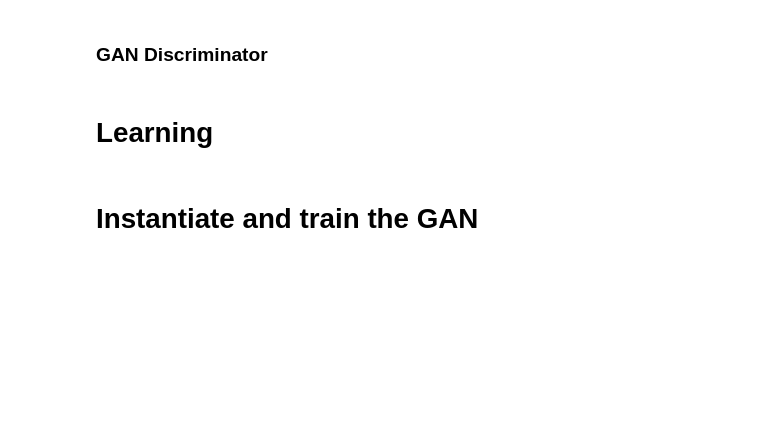
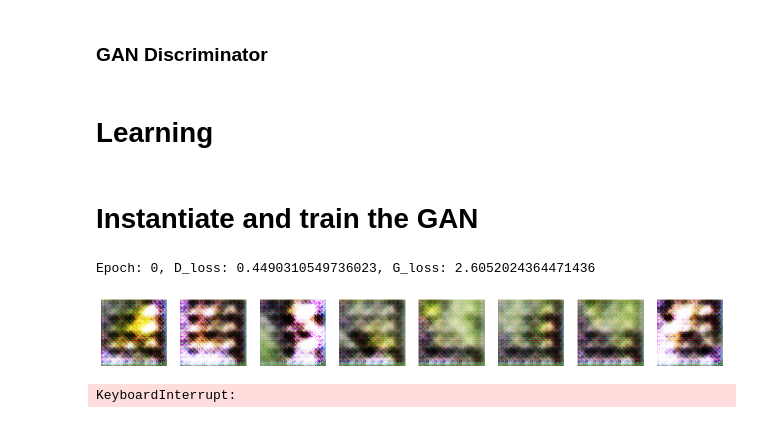
Before and after one commit to lursz/DeepNeuralNetworks, a Jupyter notebook: 8_GAN/8_Ex_GAN.ipynb, the cells around one changed output. Drawn from its saved outputs; the diff is of its cells as text; code cells hidden in the pictures; blank space fills up the shorter version.

```diff
--- a/8_GAN/8_Ex_GAN.ipynb
+++ b/8_GAN/8_Ex_GAN.ipynb
@@ -141,9 +159,9 @@ class Generator(nn.Module):
 class Discriminator(nn.Module):
     def __init__(self) -> None:
         super().__init__()
-        self.downsampleBlock1 = DownsampleBlock(in_channels=3, filters=64, size=4, strides=2)
-        self.downsampleBlock2 = DownsampleBlock(in_channels=64, filters=128, size=4, strides=2)
-        self.downsampleBlock3 = DownsampleBlock(in_channels=128, filters=256, size=4, strides=2)
+        self.downsampleBlock1 = DownsampleBlock(in_channels=3, filters=64, size=5, strides=2)
+        self.downsampleBlock2 = DownsampleBlock(in_channels=64, filters=128, size=5, strides=2)
+        self.downsampleBlock3 = DownsampleBlock(in_channels=128, filters=256, size=5, strides=2)
         self.dropout = nn.Dropout(0.4)
         self.dense = nn.Linear(256*8*8,1)
         self.activation = nn.Sigmoid()
@@ -152,7 +170,6 @@ class Discriminator(nn.Module):
         x = self.downsampleBlock1(x)
         x = self.downsampleBlock2(x)
         x = self.downsampleBlock3(x)
-        print(x.shape)
         x = x.view(-1, 256*8*8)
         x = self.dropout(x)
         x = self.dense(x)
@@ -226,28 +234,43 @@ class GAN_trainer:
         return loss.item()
 # %%
 def visualize_batch(latent_batch: torch.Tensor, generator: nn.Module):
-    generated_images = generator(latent_batch)
+    generated_images = generator(latent_batch.to(device)).detach().cpu()
     fig, axs = plt.subplots(8, 8, figsize=(16, 16))
     for i in range(8):
         for j in range(8):
-            axs[i, j].imshow(generated_images[i*8+j].detach().numpy().transpose(1,2,0))
+            numpy_image = ((generated_images[i*8+j] + 1.0) * 0.5).detach().numpy().transpose(1,2,0)
+            axs[i, j].imshow(numpy_image)
             axs[i, j].axis('off')
     plt.show()
+
+
+def visualize_batch_small(batch: torch.Tensor):
+    batch_size = batch.shape[0]
+    fig, axs = plt.subplots(1, batch_size, figsize=(16, 16))
+    for i in range(batch_size):
+        axs[i].imshow(((batch[i].permute(1, 2, 0) + 1.0) * 0.5).detach().cpu().numpy())
+        axs[i].axis('off')
+    plt.show()
 # %% [markdown]
 # Instantiate and train the GAN
 # %%
-generator = Generator()
-discriminator = Discriminator()
+generator = Generator().cuda()
+discriminator = Discriminator().cuda()
 
-gan_trainer = GAN_trainer(generator, discriminator, torch.optim.Adam(generator.parameters(), lr=0.00015, betas=(0.5, 0.999)),
+gan_trainer = GAN_trainer(generator, discriminator, torch.optim.Adam(generator.parameters(), lr=0.0002, betas=(0.5, 0.999)),
                             torch.optim.Adam(discriminator.parameters(), lr=0.0002, betas=(0.5, 0.999)), train_loader)
 # %%
-EPOCHS = 250
+EPOCHS = 500
 # %%
 for i in range(EPOCHS):
-    d_loss = gan_trainer.train_discriminator_step()
-    g_loss = gan_trainer.train_generator_step()
+    for j in range(len(train_loader)):
+        d_loss = gan_trainer.train_discriminator_step()
+        g_loss = gan_trainer.train_generator_step()
     print(f"Epoch: {i}, D_loss: {d_loss}, G_loss: {g_loss}")
 
-    if i % 50 == 0:
-        visualize_batch(torch.randn(64, LATENT_DIM), generator)
+    if i % 5 == 0:
+        visualize_batch_small(generator(torch.randn(8, LATENT_DIM).to(device)))
+# %% [output]
+Epoch: 0, D_loss: 0.4490310549736023, G_loss: 2.6052024364471436
+[figure, added]
+KeyboardInterrupt:
```
Also changed, not shown: parts of 6 cells of this notebook, 1 other file.
